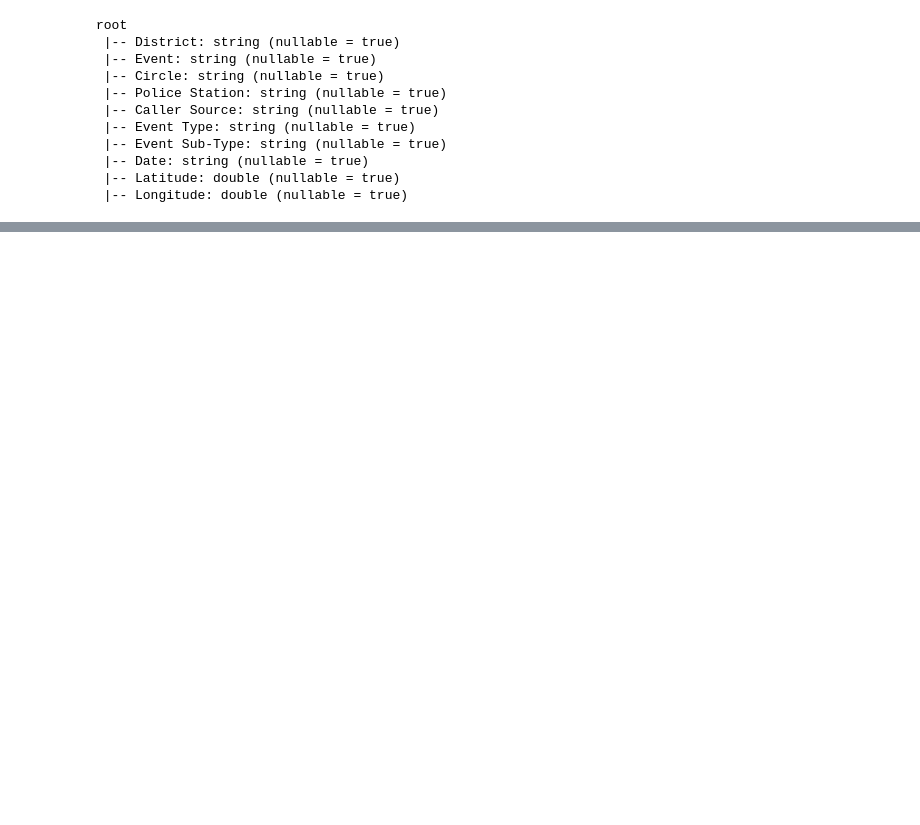
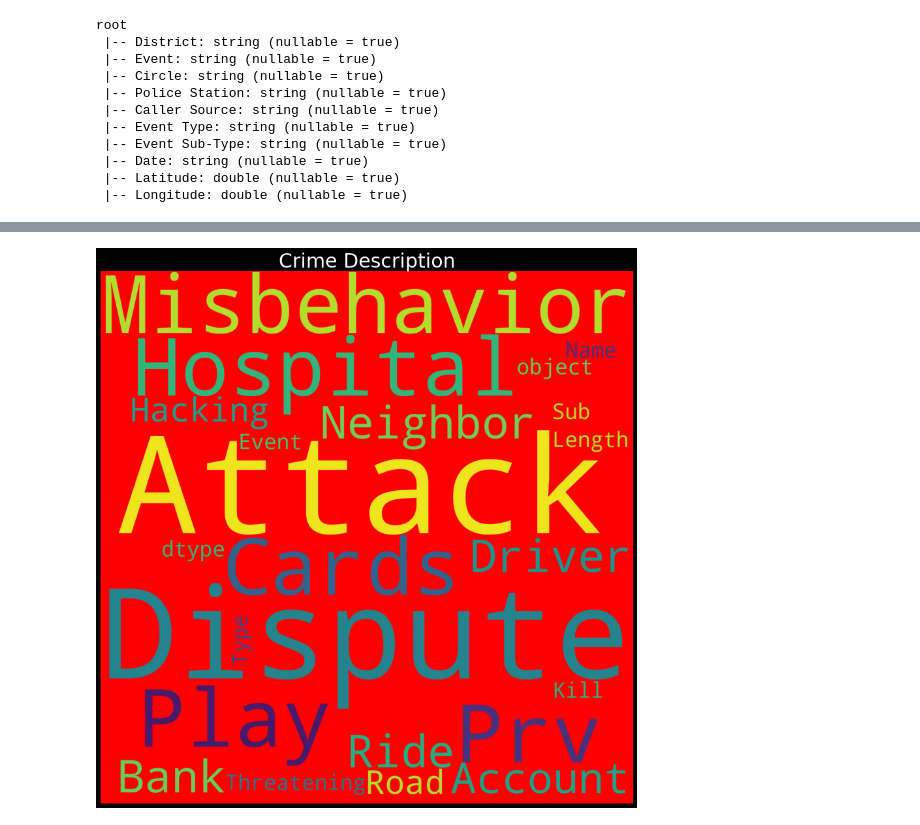
Before and after one commit to aa-ryan/manthan2021, a Jupyter notebook: pyspark_test/RFmodel.ipynb, the cells around one changed output, grey strips where cells are left out. Saved outputs shown, nothing was run; the diff lists cells and outputs as text; code cells hidden in the pictures; blank space fills up the shorter version.

```diff
--- a/pyspark_test/RFmodel.ipynb
+++ b/pyspark_test/RFmodel.ipynb
@@ -85,0 +113,15 @@ dataset.write.option("header", True) \
+# %%
+## Extras
+# !pip install wordcloud
+# from wordcloud import WordCloud
+plt.rcParams['figure.figsize'] = (15, 15)
+plt.style.use('dark_background')
+wc = WordCloud(background_color = 'red', \
+               width = 1500, height = 1500)\
+               .generate(str(dataset.toPandas()['Event Sub-Type']))
+plt.title('Crime Description', fontsize = 30)
+plt.imshow(wc)
+plt.axis('off')
+plt.show()
+# %% [output]
+[figure, added]
```
Also changed, not shown: parts of 7 cells of this notebook.
